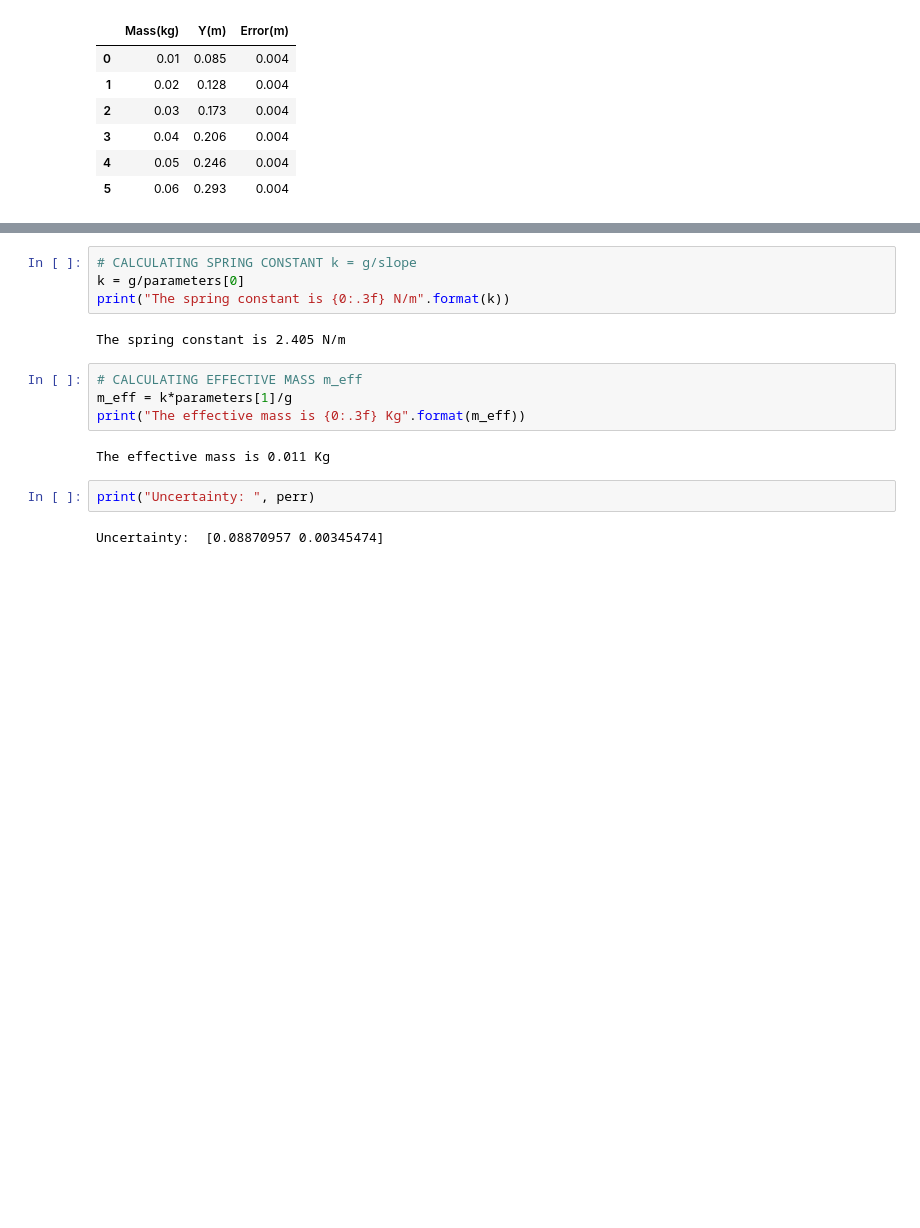
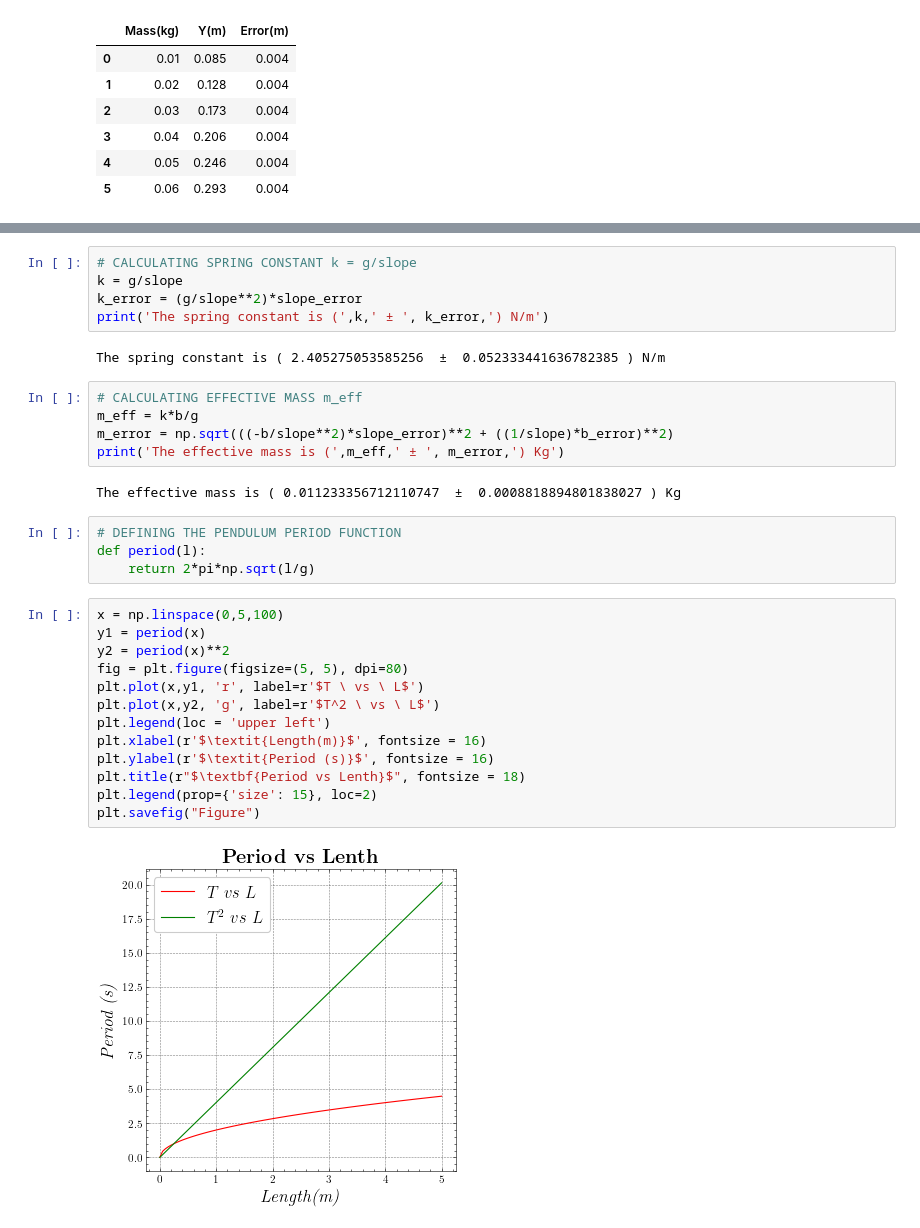
Before and after one commit to rvizarreta/ModernLab, a Jupyter notebook: Measuring Gravity/analysis_notebook.ipynb, the cells around one changed output, grey strips where cells are left out. Cells and saved outputs as stored; diff of their text form; blank space fills up the shorter version.

```diff
--- a/Measuring Gravity/analysis_notebook.ipynb
+++ b/Measuring Gravity/analysis_notebook.ipynb
@@ -98,17 +103,34 @@ LinearPlot(xdata,ydata,error,parameters[0],parameters[1],title,linear,'purple')
 [figure]
 # %%
 # CALCULATING SPRING CONSTANT k = g/slope
-k = g/parameters[0]
-print("The spring constant is {0:.3f} N/m".format(k))
+k = g/slope
+k_error = (g/slope**2)*slope_error
+print('The spring constant is (',k,' ± ', k_error,') N/m')
 # %% [output]
-The spring constant is 2.405 N/m
+The spring constant is ( 2.405275053585256  ±  0.052333441636782385 ) N/m
 # %%
 # CALCULATING EFFECTIVE MASS m_eff
-m_eff = k*parameters[1]/g
-print("The effective mass is {0:.3f} Kg".format(m_eff))
+m_eff = k*b/g
+m_error = np.sqrt(((-b/slope**2)*slope_error)**2 + ((1/slope)*b_error)**2)
+print('The effective mass is (',m_eff,' ± ', m_error,') Kg')
 # %% [output]
-The effective mass is 0.011 Kg
+The effective mass is ( 0.011233356712110747  ±  0.0008818894801838027 ) Kg
-# %%
-print("Uncertainty: ", perr)
-# %% [output]
-Uncertainty:  [0.08870957 0.00345474]
+# %%
+# DEFINING THE PENDULUM PERIOD FUNCTION
+def period(l):
+    return 2*pi*np.sqrt(l/g)
+# %%
+x = np.linspace(0,5,100)
+y1 = period(x)
+y2 = period(x)**2
+fig = plt.figure(figsize=(5, 5), dpi=80)
+plt.plot(x,y1, 'r', label=r'$T \ vs \ L$')
+plt.plot(x,y2, 'g', label=r'$T^2 \ vs \ L$')
+plt.legend(loc = 'upper left')
+plt.xlabel(r'$\textit{Length(m)}$', fontsize = 16)
+plt.ylabel(r'$\textit{Period (s)}$', fontsize = 16)
+plt.title(r"$\textbf{Period vs Lenth}$", fontsize = 18)
+plt.legend(prop={'size': 15}, loc=2)
+plt.savefig("Figure")
+# %% [output]
+[figure, added]
```
Also changed, not shown: parts of 7 cells of this notebook, 2 other files.
